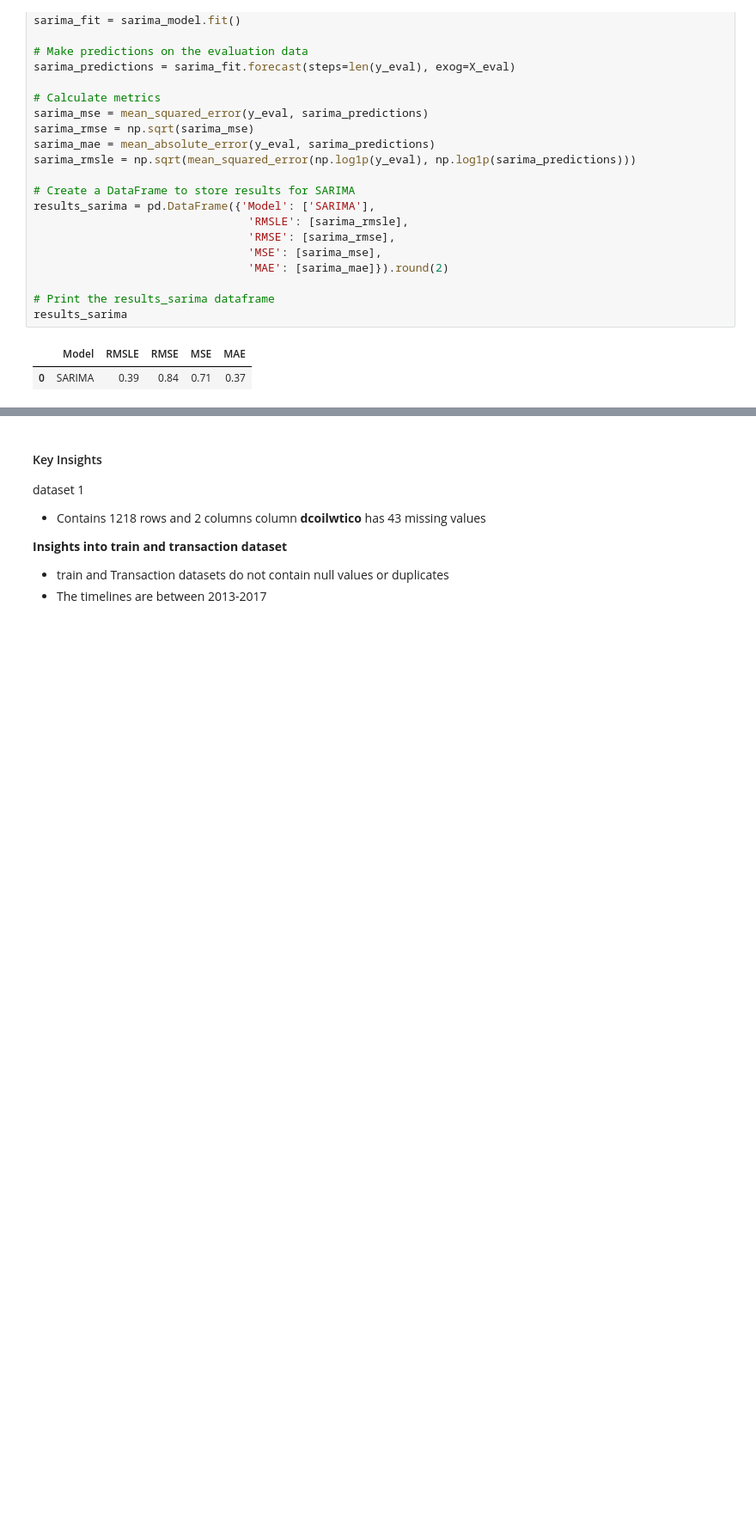
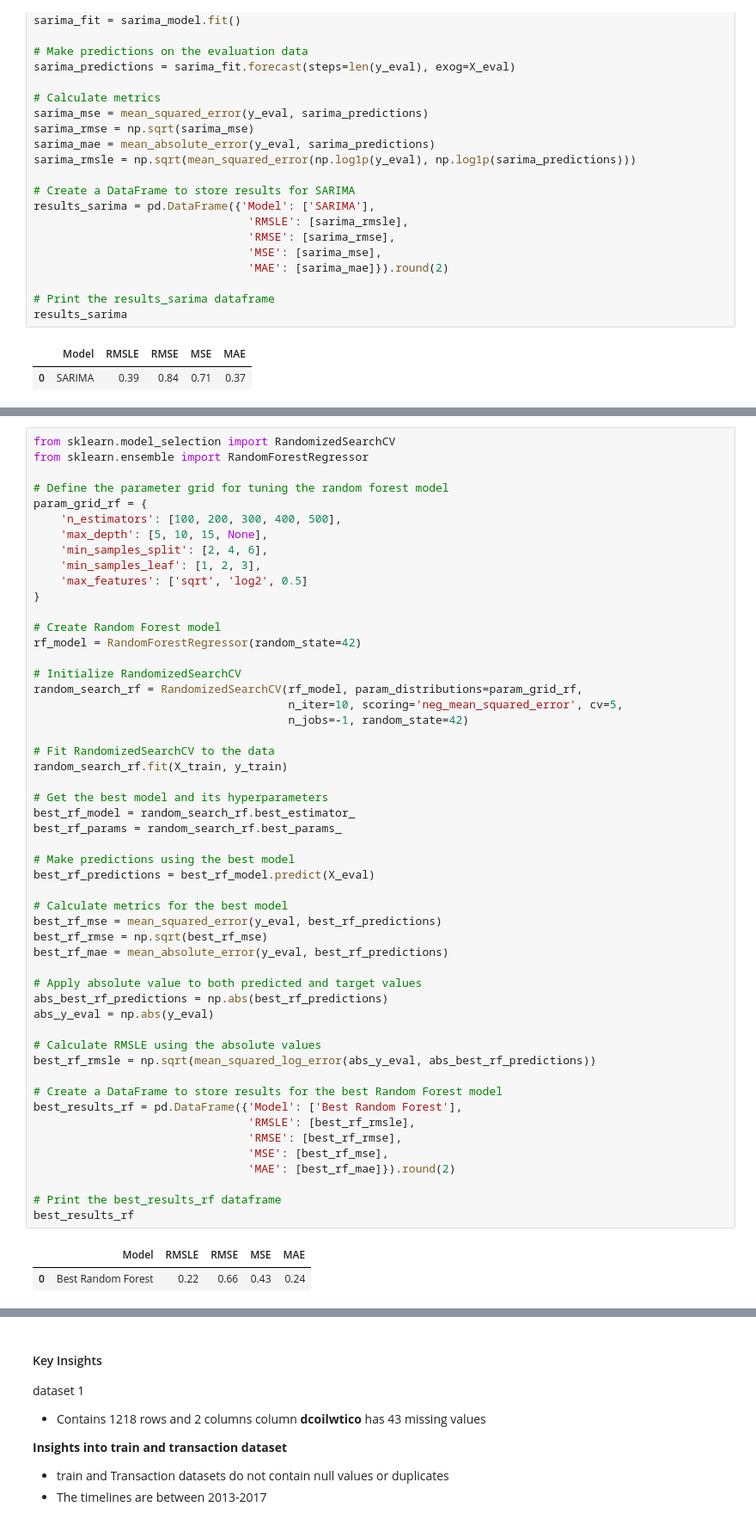
Before and after one commit to JusticeHanson/Sales-Forecasting-Times-Series-Analysis, a Jupyter notebook: notebook/main.ipynb, the cells around one changed output, grey strips where cells are left out. Shown at 86% size. Saved outputs shown, nothing was run; the diff lists cells and outputs as text; blank space fills up the shorter version.

Commit message:
Save best model

```diff
--- a/notebook/main.ipynb
+++ b/notebook/main.ipynb
@@ -1674,0 +1691,55 @@ results_sarima
+# %%
+from sklearn.model_selection import RandomizedSearchCV
+from sklearn.ensemble import RandomForestRegressor
+
+# Define the parameter grid for tuning the random forest model
+param_grid_rf = {
+    'n_estimators': [100, 200, 300, 400, 500],
+    'max_depth': [5, 10, 15, None],
+    'min_samples_split': [2, 4, 6],
+    'min_samples_leaf': [1, 2, 3],
+    'max_features': ['sqrt', 'log2', 0.5]
+}
+
+# Create Random Forest model
+rf_model = RandomForestRegressor(random_state=42)
+
+# Initialize RandomizedSearchCV
+random_search_rf = RandomizedSearchCV(rf_model, param_distributions=param_grid_rf,
+                                      n_iter=10, scoring='neg_mean_squared_error', cv=5,
+                                      n_jobs=-1, random_state=42)
+
+# Fit RandomizedSearchCV to the data
+random_search_rf.fit(X_train, y_train)
+
+# Get the best model and its hyperparameters
+best_rf_model = random_search_rf.best_estimator_
+best_rf_params = random_search_rf.best_params_
+
+# Make predictions using the best model
+best_rf_predictions = best_rf_model.predict(X_eval)
+
+# Calculate metrics for the best model
+best_rf_mse = mean_squared_error(y_eval, best_rf_predictions)
+best_rf_rmse = np.sqrt(best_rf_mse)
+best_rf_mae = mean_absolute_error(y_eval, best_rf_predictions)
+
+# Apply absolute value to both predicted and target values
+abs_best_rf_predictions = np.abs(best_rf_predictions)
+abs_y_eval = np.abs(y_eval)
+
+# Calculate RMSLE using the absolute values
+best_rf_rmsle = np.sqrt(mean_squared_log_error(abs_y_eval, abs_best_rf_predictions))
+
+# Create a DataFrame to store results for the best Random Forest model
+best_results_rf = pd.DataFrame({'Model': ['Best Random Forest'],
+                                'RMSLE': [best_rf_rmsle],
+                                'RMSE': [best_rf_rmse],
+                                'MSE': [best_rf_mse],
+                                'MAE': [best_rf_mae]}).round(2)
+
+# Print the best_results_rf dataframe
+best_results_rf
+# %% [output]
+|  | Model | RMSLE | RMSE | MSE | MAE |
+| 0 | Best Random Forest | 0.22 | 0.66 | 0.43 | 0.24 |
```
Also changed, not shown: parts of 7 cells of this notebook.
